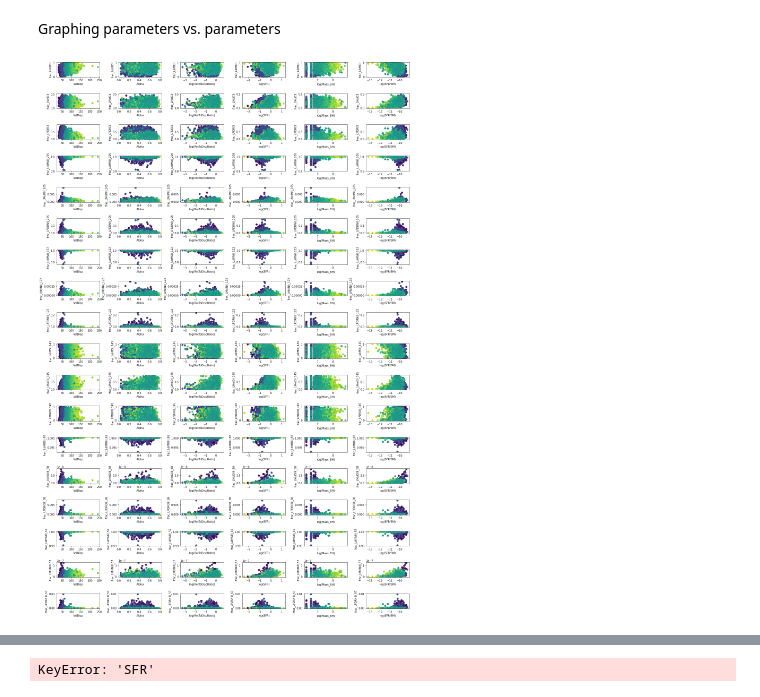
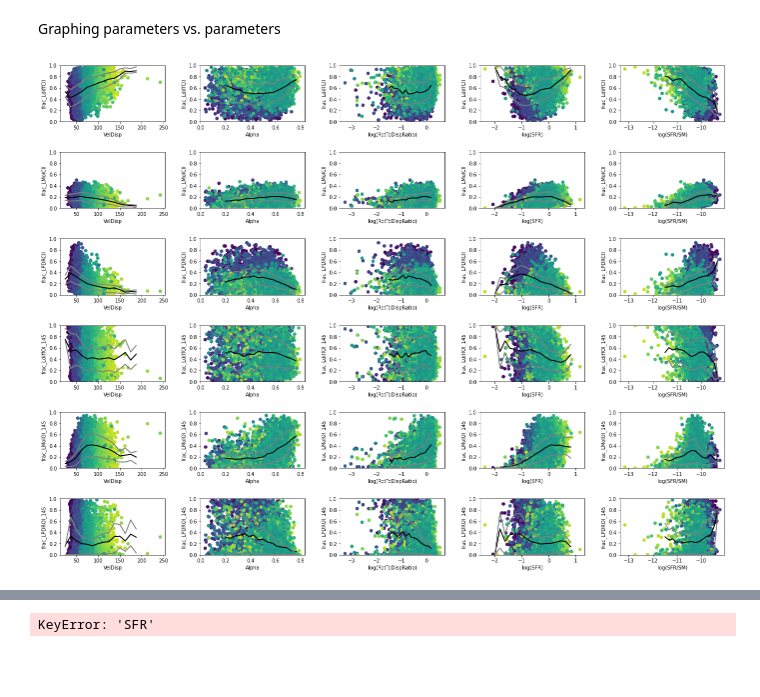
Before and after one commit to MariaPaulaRojas/RECA-internship, a Jupyter notebook: Analysis/FirstLuminositiesISM.ipynb, the cells around one changed output, grey strips where cells are left out. Saved outputs shown, nothing was run; the diff lists cells and outputs as text; code cells hidden in the pictures; blank space fills up the shorter version.

Commit message:
Changes to obtain the ISM plots

```diff
--- a/Analysis/FirstLuminositiesISM.ipynb
+++ b/Analysis/FirstLuminositiesISM.ipynb
@@ -180,43 +189,47 @@ mk_lu.columns
 # %% [markdown]
 Setting the parameters to be plotted
 # %%
-mkparam0=['VelDisp', 'Alpha']
-mkparam=['RotToDispRatio', 'SFR', 'Mass_BH', 'SFR/SM']
-luparam=['frac_LdiffCII','frac_LMolCII','frac_LPDRCII', 'frac_LdiffNII_205','frac_LMolNII_205','frac_LPDRNII_205',
-         'frac_LdiffNII_122','frac_LMolNII_122', 'frac_LPDRNII_122','frac_LdiffOI_145','frac_LMolOI_145',
-         'frac_LPDROI_145','frac_LdiffOIII_88',
-         'frac_LMolOIII_88','frac_LPDROIII_88','frac_LdiffNIII_57','frac_LMolNIII_57','frac_LPDRNIII_57']
+# param=['VelDisp', 'Alpha','log(RotToDispRatio)', 'log(SFR)', 'log(Mass_BH)', 'log(SFR/SM)']
+# luparam=['frac_LdiffCII','frac_LMolCII','frac_LPDRCII', 'frac_LdiffNII_205','frac_LMolNII_205','frac_LPDRNII_205',
+#          'frac_LdiffNII_122','frac_LMolNII_122', 'frac_LPDRNII_122','frac_LdiffOI_145','frac_LMolOI_145',
+#          'frac_LPDROI_145','frac_LdiffOIII_88',
+#          'frac_LMolOIII_88','frac_LPDROIII_88','frac_LdiffNIII_57','frac_LMolNIII_57','frac_LPDRNIII_57']
+# luparam=['frac_LdiffCII','frac_LMolCII','frac_LPDRCII', 'frac_LdiffOI_145','frac_LMolOI_145',
+#          'frac_LPDROI_145']
 colors = ['firebrick', 'red', 'dimgrey', 'gray', 'darkgray', 'silver']
 markers = ['^','o','s']
 # %% [markdown]
 Graphing parameters vs. parameters
 # %%
-fig, ax = plt.subplots(18,6,figsize=(20,30), facecolor= 'white')
+fig, ax = plt.subplots(6,5,figsize=(20,15), facecolor= 'white')
 fig.tight_layout(pad=4)
 
 for i_grp, grp in enumerate([grupo1, grupo2, grupo3]):
     for i_lp,lparam in enumerate(luparam):
-        for i,cparam in enumerate(colors):
-            #if i==i_m:
-                for i_m, mparam in enumerate(mkparam0):
-#                    ax[i_m,i_lp].scatter(mk_lu[mparam][grp],mk_lu[lparam][grp],color=cparam, marker=markers[i_grp])
-                    ax[i_lp,i_m].scatter(mk_lu[mparam][grp],mk_lu[lparam][grp],
-                                         c=mk_lu['logMStar'][grp], vmin=9, vmax=11, cmap='viridis')
-                    ax[i_lp,i_m].set_xlabel(mparam)
-                    ax[i_lp,i_m].set_ylabel(lparam)
+        for i_m, mparam in enumerate(param):
+#       ax[i_m,i_lp].scatter(mk_lu[mparam][grp],mk_lu[lparam][grp],color=cparam, marker=markers[i_grp])
+            ax[i_lp,i_m].scatter(mk_lu[mparam][grp],mk_lu[lparam][grp],
+                                 c=mk_lu['logMStar'][grp], vmin=9, vmax=11, cmap='viridis')
+            ax[i_lp,i_m].plot(edges[i_lp][i_m][:-1], means[i_lp][i_m], color='black')
+            ax[i_lp,i_m].plot(edges[i_lp][i_m][:-1], per25[i_lp][i_m], color='gray')
+            ax[i_lp,i_m].plot(edges[i_lp][i_m][:-1], per75[i_lp][i_m], color='gray')
+            ax[i_lp,i_m].set_xlabel(mparam)
+            ax[i_lp,i_m].set_ylabel(lparam)
+            ax[i_lp,i_m].set_ylim(0,1)
 
 
-    for i_lp, lparam in enumerate(luparam):
-        for i,cparam in enumerate(colors):
-            #if i==i_m:
-                for i_m, mparam in enumerate(mkparam, start=2):
-#                     ax[i_m,i_lp].scatter(np.log10(mk_lu[mparam][grp]),mk_lu[lparam][grp],color=cparam, marker=markers[i_grp])
-                    ax[i_lp,i_m].scatter(np.log10(mk_lu[mparam][grp]),mk_lu[lparam][grp],
-                                         c=mk_lu['logMStar'][grp], vmin=9, vmax=11, cmap='viridis')
-                    ax[i_lp,i_m].set_xlabel("log("+mparam+")")
-                    ax[i_lp,i_m].set_ylabel(lparam)
+#     for i_lp, lparam in enumerate(luparam):
+#         for i_m, mparam in enumerate(mkparam, start=2):
+# #           ax[i_m,i_lp].scatter(np.log10(mk_lu[mparam][grp]),mk_lu[lparam][grp],color=cparam, marker=markers[i_grp])
+#             ax[i_lp,i_m].scatter(np.log10(mk_lu[mparam][grp]),mk_lu[lparam][grp],
+#                                   c=mk_lu['logMStar'][grp], vmin=9, vmax=11, cmap='viridis')
+#             ax[i_lp,i_m].plot(np.log10(edges[i_lp][i_m][:-1]),means[i_lp][i_m], color='black')
+#             ax[i_lp,i_m].plot(np.log10(edges[i_lp][i_m][:-1]),per25[i_lp][i_m], color='black')
+#             ax[i_lp,i_m].plot(np.log10(edges[i_lp][i_m][:-1]),per75[i_lp][i_m], color='black')
+#             ax[i_lp,i_m].set_xlabel("log("+mparam+")")
+#             ax[i_lp,i_m].set_ylabel(lparam)
 # %% [output]
-[figure, old version]
+[figure, new version]
 # %%
 os.chdir(r'../Analysis')
 fig.savefig('ism.pdf')
```
Also changed, not shown: parts of 3 cells of this notebook, 1 other file.
